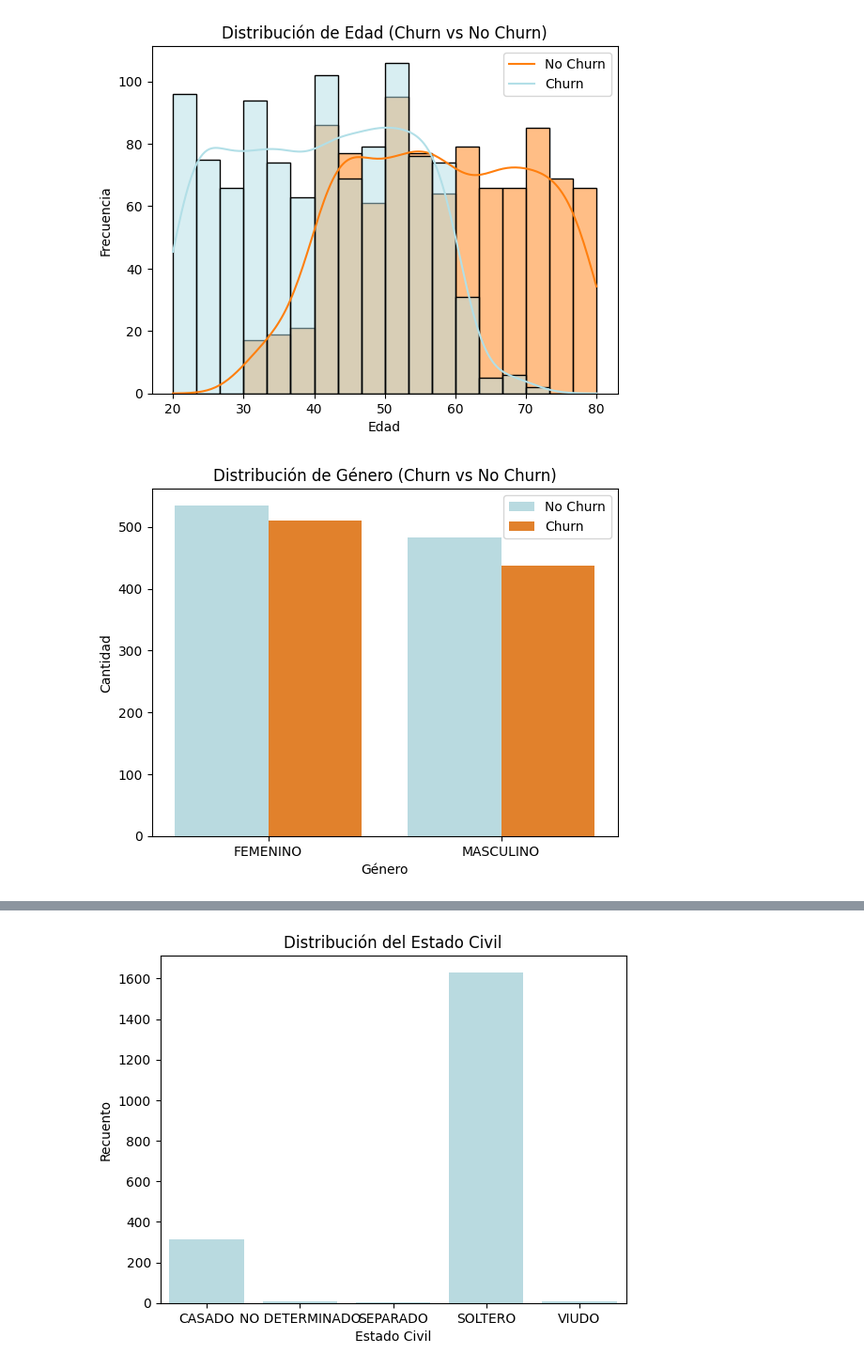
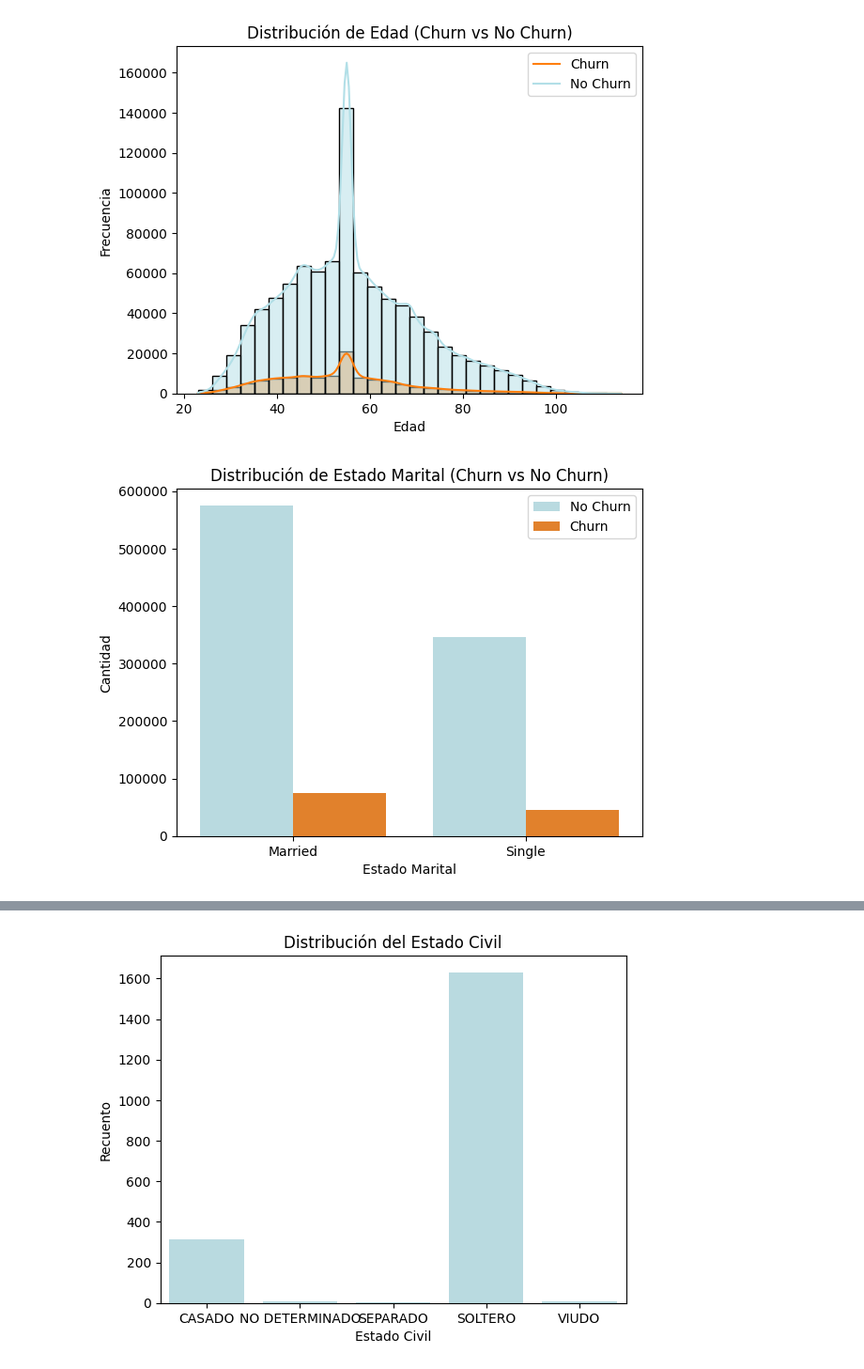
Before and after one commit to raphaelz306/DMC_Course, a Jupyter notebook: Integrador.ipynb, the cells around one changed output, grey strips where cells are left out. Shown at 94% size. Cells and saved outputs as stored; diff of their text form; code cells hidden in the pictures.

```diff
--- a/Integrador.ipynb
+++ b/Integrador.ipynb
@@ -7,7 +7,7 @@ import seaborn as sns
 import matplotlib.pyplot as plt
 # %%
 #Lectura de data
-DATA = pd.read_csv('/content/DATA.csv')
+DATA = pd.read_csv('/content/autoinsurance_churn.csv')
 # %%
 #Revisión de data
 DATA.head()
@@ -16,6 +53,4 @@ DATA.info()
 # %%
 #Dropeo de columnas no relevantes
-col_drop = ['nombre_completo','motivo_salida']
-DATA = DATA.drop(col_drop, axis=1)
 DATA.head()
 # %% [output]
@@ -28,6 +63,6 @@ DATA.head()
 # %%
 #Reclasificación de Variables Categóricas
-categorical = ['sexo','est_civil','nse_agrup','ind_critico','region','ind_tenencia_hijos','ext_des_calificacion_sbs','profesional','segmento_sbs','historial_pagos']
+categorical = ['city','county','state','has_children','marital_status','home_market_value','home_owner','college_degree','good_credit']
 DATA[categorical] = DATA[categorical].astype('category')
 # %%
 #Análisis descriptivo: EDAD
@@ -41,23 +76,23 @@ plt.show()
 # %%
 #Análisis descriptivo: FRECUENCIA DE CHURN DE ACUERDO A LA EDAD
-sns.histplot(data=DATA, x='edad', hue='target', kde=True, palette=['#B2DFE7', '#FF7F0E'])
+sns.histplot(data=DATA, x='age_in_years', hue='Churn', kde=True, palette=['#B2DFE7', '#FF7F0E'], bins=30)
 plt.title('Distribución de Edad (Churn vs No Churn)')
 plt.xlabel('Edad')
 plt.ylabel('Frecuencia')
-plt.legend(labels=['No Churn', 'Churn'])
+plt.legend(labels=['Churn', 'No Churn'])
 plt.show()
 # %% [output]
-[figure, old version]
+[figure, new version]
 # %%
-#Análisis descriptivo: Sexo vs Churn
-sns.countplot(data=DATA, x='sexo', hue='target', palette=['#B2DFE7', '#FF7F0E'])
-plt.title('Distribución de Género (Churn vs No Churn)')
-plt.xlabel('Género')
+#Análisis descriptivo: Marital Status vs Churn
+sns.countplot(data=DATA, x='marital_status', hue='Churn', palette=['#B2DFE7', '#FF7F0E'])
+plt.title('Distribución de Estado Marital (Churn vs No Churn)')
+plt.xlabel('Estado Marital')
 plt.ylabel('Cantidad')
 plt.legend(labels=['No Churn', 'Churn'])
 plt.show()
 # %% [output]
-[figure, old version]
+[figure, new version]
 # %%
 import seaborn as sns
 import matplotlib.pyplot as plt
```
Also changed, not shown: parts of 8 cells of this notebook.
